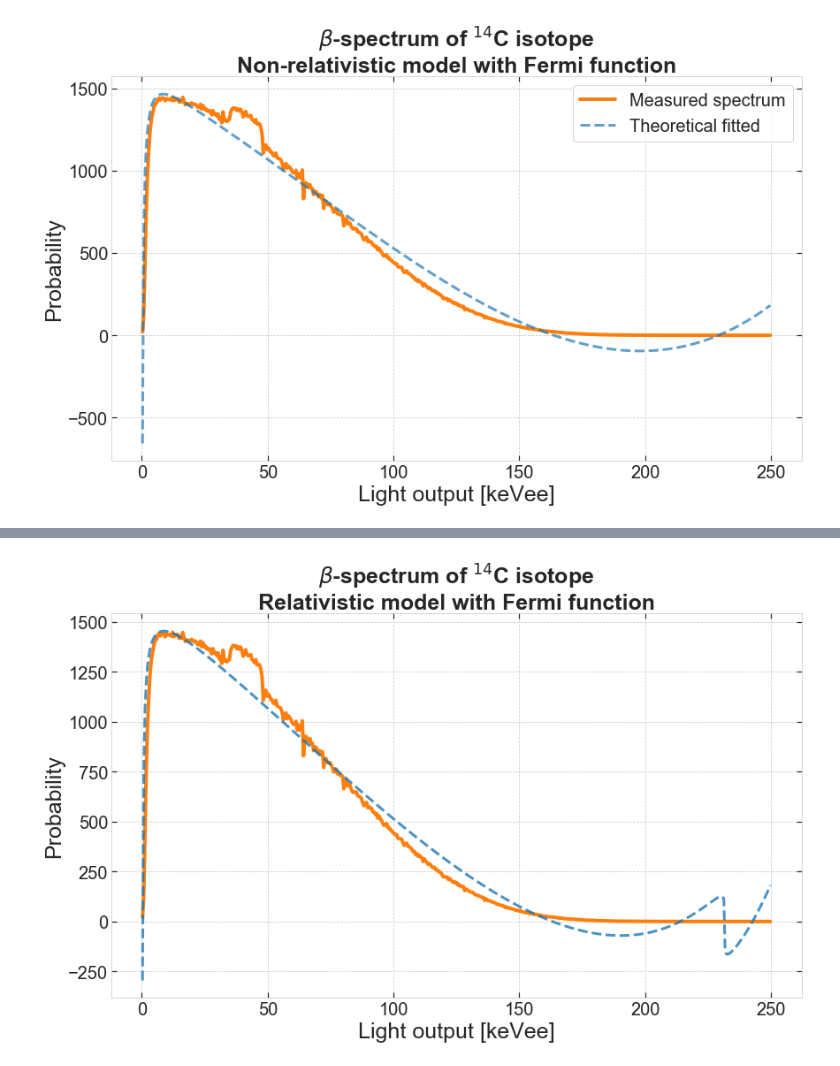
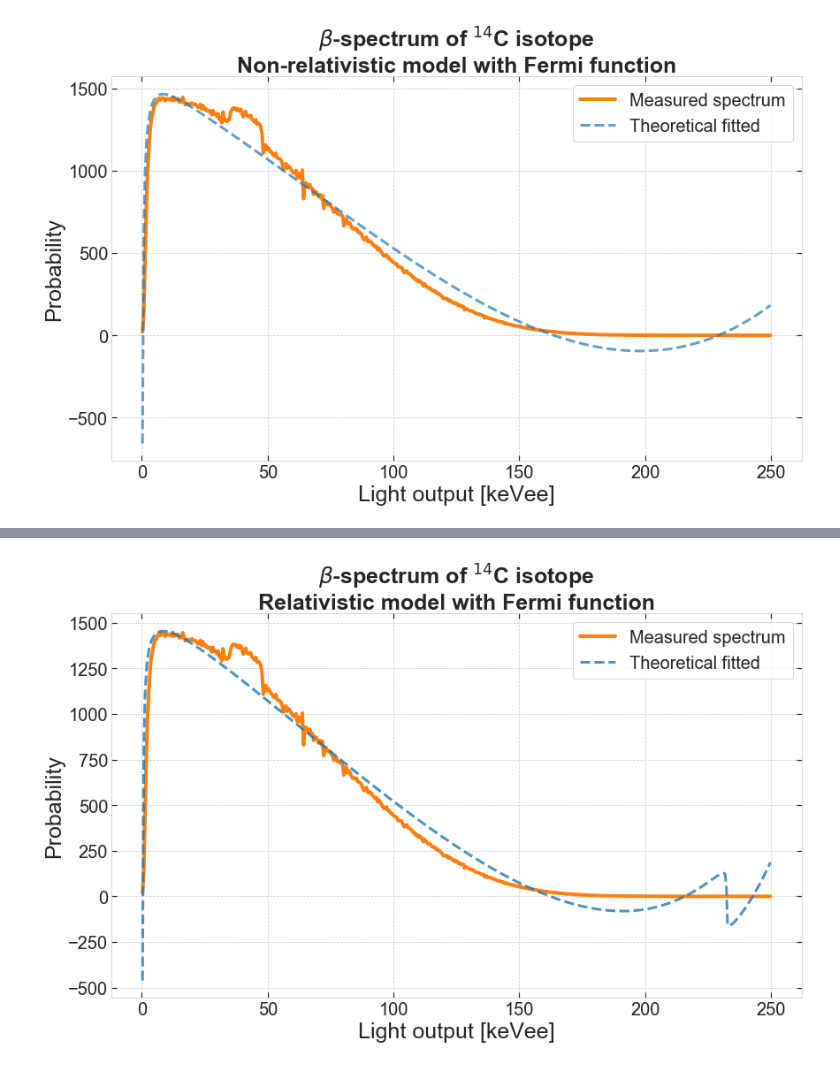
Before and after one commit to masterdesky/ELTE-applied-physics-2019, a Jupyter notebook: III. Liquid scintillation spectroscopy/notebooks/FSS.ipynb, the cells around one changed output, grey strips where cells are left out. Saved outputs shown, nothing was run; the diff lists cells and outputs as text; code cells hidden in the pictures.

```diff
--- a/III. Liquid scintillation spectroscopy/notebooks/FSS.ipynb
+++ b/III. Liquid scintillation spectroscopy/notebooks/FSS.ipynb
@@ -550,6 +573,6 @@ plt.show()
 # %%
-def test_func(E, p1, p2, p3, p4, p5, p6,
-              p7, p8, p9, p10, p11, p12, p13):
+def relat_fermi_fit2(E, p1, p2, p3, p4, p5, p6,
+                     p7, p8, p9, p10, p11, p12, p13):
 
     # Relativistic E_tot(E) and p(E)
     E_tot = m_e*c_light**2 + E
@@ -571,5 +594,6 @@ def test_func(E, p1, p2, p3, p4, p5, p6,
            (p7 * np.arcsinh(p8 * np.sqrt(E) + p9) + p10)) * F * p11 + p12 * F + p13
 # %%
 energies = data.index
-popt_rel, pcov_rel = curve_fit(test_func, energies, data['mean'], p0=guess)
+popt_rel, pcov_rel = curve_fit(relat_fermi_fit2, energies, data['mean'])
 perr_rel = np.sqrt(np.diag(pcov_rel))
+print(perr_rel / popt_rel * 100)
@@ -576,27 +605,29 @@ perr_rel = np.sqrt(np.diag(pcov_rel))
 # %%
 nrows = 1
 ncols = 1
 fig, axes = plt.subplots(nrows=nrows, ncols=ncols, figsize=(ncols*14,nrows*8))
 
 titlesize = 25
 axislabelsize = 25
 axisticksize = 20
+legendsize = 20
 
-axes.plot(data.index, data['mean'],
+axes.plot(data.index, data['mean'], label='Measured spectrum',
           lw=4, color='tab:orange', alpha=1.0)
-axes.plot(energies, test_func(energies, *popt_rel),
+axes.plot(energies, relat_fermi_fit2(energies, *popt_rel), label='Theoretical fitted',
           lw=3, color='tab:blue', ls='--', alpha=0.8)
 
 axes.set_title('$\\beta$-spectrum of $^{14}$C isotope\nRelativistic model with Fermi function',
                fontsize=titlesize, fontweight='bold')
 axes.set_xlabel('Light output [keVee]', fontsize=axislabelsize)
 axes.set_ylabel('Probability', fontsize=axislabelsize)
 axes.tick_params(axis='both', which='major', labelsize=axisticksize)
 
+plt.legend(fontsize=legendsize)
 plt.savefig(figsave_dir + 'relat_fermi_fit2.' + figsave_format,
             format=figsave_format,
             dpi=figsave_dpi,
             bbox_inches='tight')
 plt.show()
 # %% [output]
-[figure, old version]
+[figure, new version]
```
Also changed, not shown: parts of 11 cells of this notebook, 9 other files.
